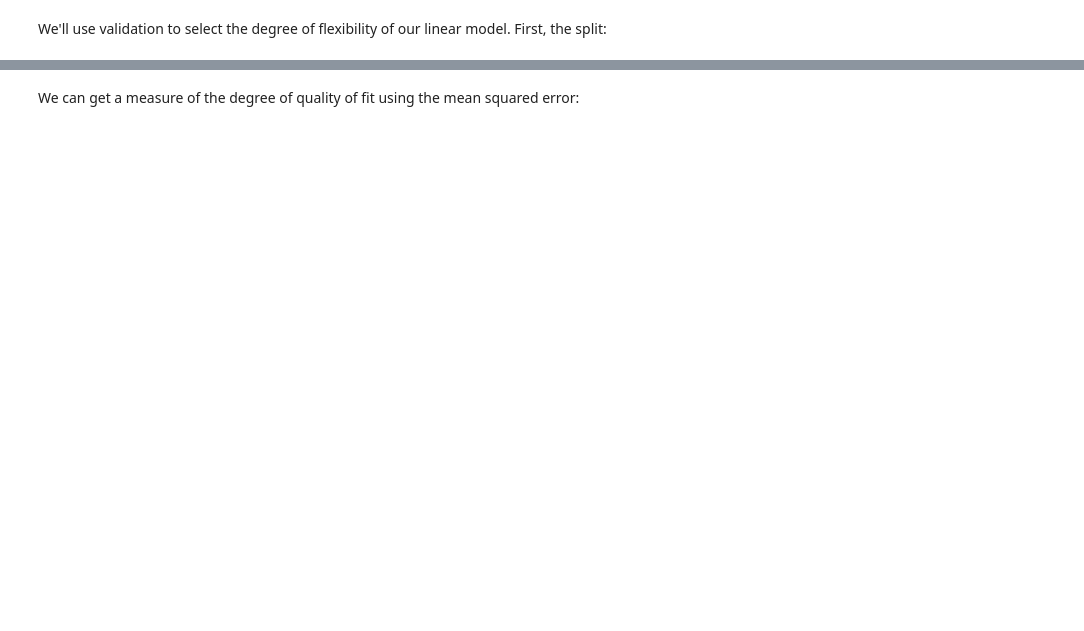
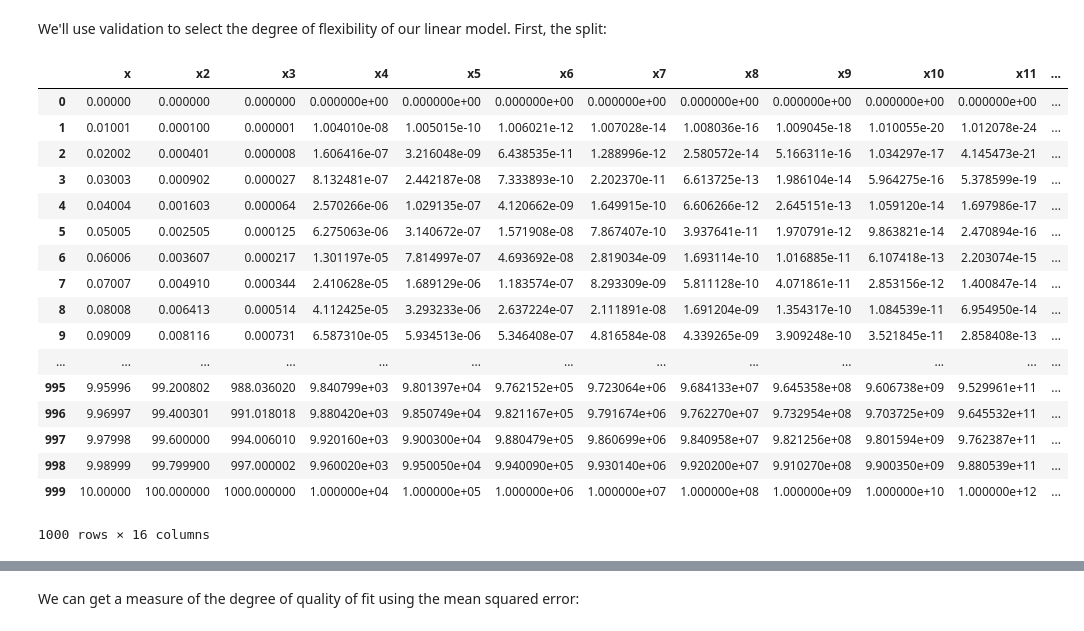
Before and after one commit to UWDIRECT/UWDIRECT.github.io, a Jupyter notebook: Wi19_content/DSMCER/L8_Validation.ipynb, the cells around one changed output, grey strips where cells are left out. Cells and saved outputs as stored; diff of their text form; code cells hidden in the pictures; blank space fills up the shorter version.

```diff
--- a/Wi19_content/DSMCER/L8_Validation.ipynb
+++ b/Wi19_content/DSMCER/L8_Validation.ipynb
@@ -150,5 +150,26 @@ X = pd.DataFrame({'x':x, 'x2':x**2, 'x3':x**3, 'x4':x**4, 'x5':x**5, 'x6':x**6,
 # %% [markdown]
 We'll use validation to select the degree of flexibility of our linear model. First, the split:
+# %%
+X
+# %% [output]
+|  | x | x2 | x3 | x4 | x5 | x6 | x7 | x8 | x9 | x10 | x11 | ... |
+| 0 | 0.00000 | 0.000000 | 0.000000 | 0.000000e+00 | 0.000000e+00 | 0.000000e+00 | 0.000000e+00 | 0.000000e+00 | 0.000000e+00 | 0.000000e+00 | 0.000000e+00 | ... |
+| 1 | 0.01001 | 0.000100 | 0.000001 | 1.004010e-08 | 1.005015e-10 | 1.006021e-12 | 1.007028e-14 | 1.008036e-16 | 1.009045e-18 | 1.010055e-20 | 1.012078e-24 | ... |
+| 2 | 0.02002 | 0.000401 | 0.000008 | 1.606416e-07 | 3.216048e-09 | 6.438535e-11 | 1.288996e-12 | 2.580572e-14 | 5.166311e-16 | 1.034297e-17 | 4.145473e-21 | ... |
+| 3 | 0.03003 | 0.000902 | 0.000027 | 8.132481e-07 | 2.442187e-08 | 7.333893e-10 | 2.202370e-11 | 6.613725e-13 | 1.986104e-14 | 5.964275e-16 | 5.378599e-19 | ... |
+| 4 | 0.04004 | 0.001603 | 0.000064 | 2.570266e-06 | 1.029135e-07 | 4.120662e-09 | 1.649915e-10 | 6.606266e-12 | 2.645151e-13 | 1.059120e-14 | 1.697986e-17 | ... |
+| 5 | 0.05005 | 0.002505 | 0.000125 | 6.275063e-06 | 3.140672e-07 | 1.571908e-08 | 7.867407e-10 | 3.937641e-11 | 1.970791e-12 | 9.863821e-14 | 2.470894e-16 | ... |
+| 6 | 0.06006 | 0.003607 | 0.000217 | 1.301197e-05 | 7.814997e-07 | 4.693692e-08 | 2.819034e-09 | 1.693114e-10 | 1.016885e-11 | 6.107418e-13 | 2.203074e-15 | ... |
+| 7 | 0.07007 | 0.004910 | 0.000344 | 2.410628e-05 | 1.689129e-06 | 1.183574e-07 | 8.293309e-09 | 5.811128e-10 | 4.071861e-11 | 2.853156e-12 | 1.400847e-14 | ... |
+| 8 | 0.08008 | 0.006413 | 0.000514 | 4.112425e-05 | 3.293233e-06 | 2.637224e-07 | 2.111891e-08 | 1.691204e-09 | 1.354317e-10 | 1.084539e-11 | 6.954950e-14 | ... |
+| 9 | 0.09009 | 0.008116 | 0.000731 | 6.587310e-05 | 5.934513e-06 | 5.346408e-07 | 4.816584e-08 | 4.339265e-09 | 3.909248e-10 | 3.521845e-11 | 2.858408e-13 | ... |
+| ... | ... | ... | ... | ... | ... | ... | ... | ... | ... | ... | ... | ... |
+| 995 | 9.95996 | 99.200802 | 988.036020 | 9.840799e+03 | 9.801397e+04 | 9.762152e+05 | 9.723064e+06 | 9.684133e+07 | 9.645358e+08 | 9.606738e+09 | 9.529961e+11 | ... |
+| 996 | 9.96997 | 99.400301 | 991.018018 | 9.880420e+03 | 9.850749e+04 | 9.821167e+05 | 9.791674e+06 | 9.762270e+07 | 9.732954e+08 | 9.703725e+09 | 9.645532e+11 | ... |
+| 997 | 9.97998 | 99.600000 | 994.006010 | 9.920160e+03 | 9.900300e+04 | 9.880479e+05 | 9.860699e+06 | 9.840958e+07 | 9.821256e+08 | 9.801594e+09 | 9.762387e+11 | ... |
+| 998 | 9.98999 | 99.799900 | 997.000002 | 9.960020e+03 | 9.950050e+04 | 9.940090e+05 | 9.930140e+06 | 9.920200e+07 | 9.910270e+08 | 9.900350e+09 | 9.880539e+11 | ... |
+| 999 | 10.00000 | 100.000000 | 1000.000000 | 1.000000e+04 | 1.000000e+05 | 1.000000e+06 | 1.000000e+07 | 1.000000e+08 | 1.000000e+09 | 1.000000e+10 | 1.000000e+12 | ... |
+1000 rows × 16 columns
 # %%
 X_train, X_test, y_train, y_test = train_test_split(X, y, test_size=0.33)
 # %%
```
Also changed, not shown: parts of 16 cells of this notebook, 3 other files.
